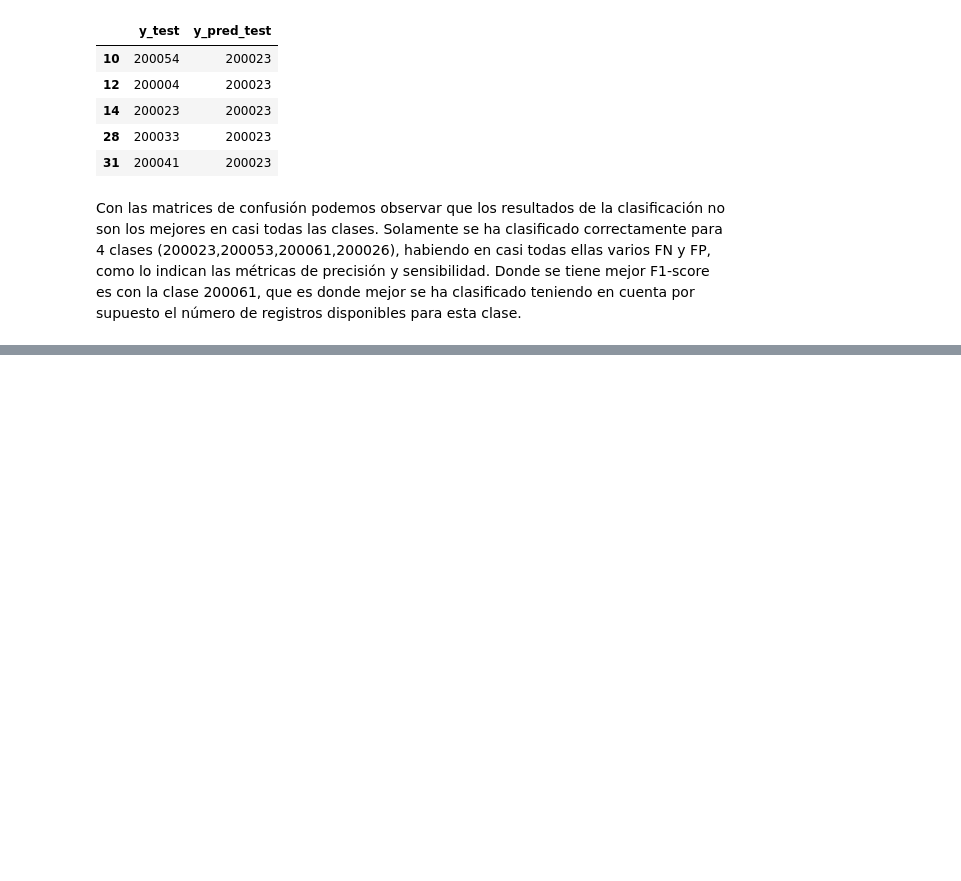
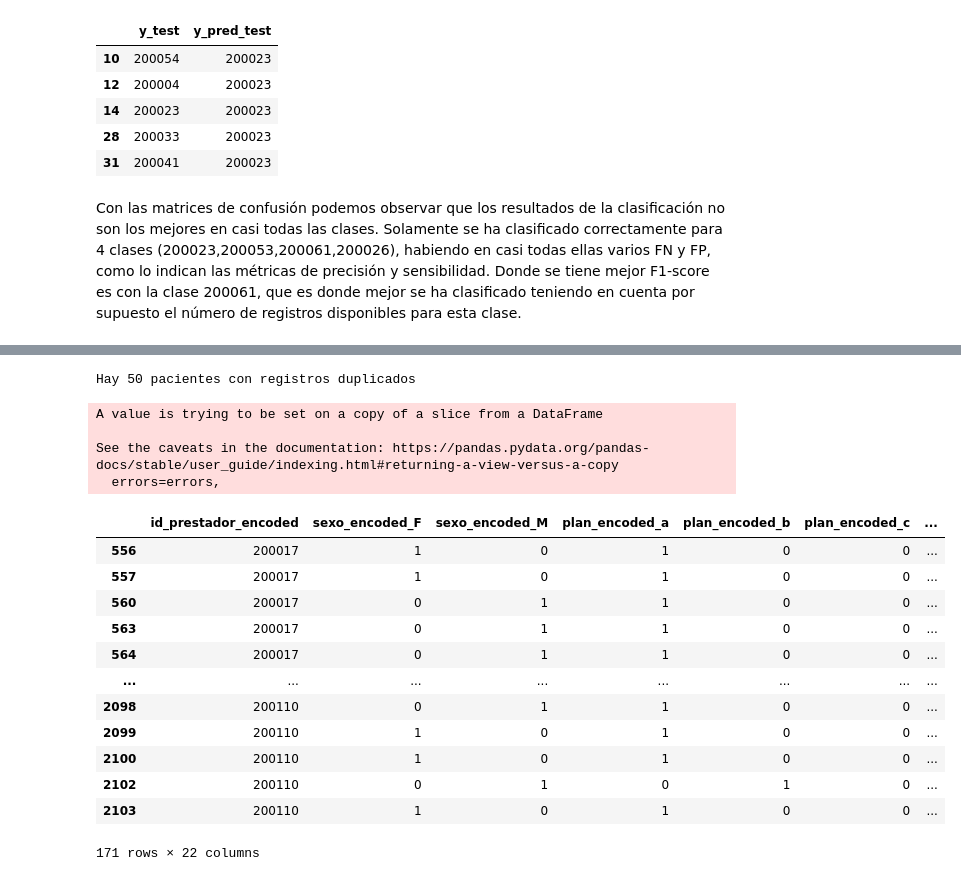
Before and after one commit to JuanMajul/Mentoria_DiploDatos2021, a Jupyter notebook: Notebooks/Practico_4.ipynb, the cells around one changed output, grey strips where cells are left out. Cells and saved outputs as stored; diff of their text form; code cells hidden in the pictures; blank space fills up the shorter version.

```diff
--- a/Notebooks/Practico_4.ipynb
+++ b/Notebooks/Practico_4.ipynb
@@ -705,0 +764,4 @@ Con las matrices de confusión podemos observar que los resultados de la clasifi
+# %%
+print("Hay {} pacientes con registros duplicados".format(ids_socios_duplicados.shape[0]))
+# %% [output]
+Hay 50 pacientes con registros duplicados
@@ -705,0 +770,23 @@ Con las matrices de confusión podemos observar que los resultados de la clasifi
+# %%
+df_pediatria.drop(['id_socio_encoded'],axis=1,inplace=True)
+# %% [output]
+A value is trying to be set on a copy of a slice from a DataFrame
+
+See the caveats in the documentation: https://pandas.pydata.org/pandas-docs/stable/user_guide/indexing.html#returning-a-view-versus-a-copy
+  errors=errors,
+# %%
+df_pediatria
+# %% [output]
+|  | id_prestador_encoded | sexo_encoded_F | sexo_encoded_M | plan_encoded_a | plan_encoded_b | plan_encoded_c | ... |
+| 556 | 200017 | 1 | 0 | 1 | 0 | 0 | ... |
+| 557 | 200017 | 1 | 0 | 1 | 0 | 0 | ... |
+| 560 | 200017 | 0 | 1 | 1 | 0 | 0 | ... |
+| 563 | 200017 | 0 | 1 | 1 | 0 | 0 | ... |
+| 564 | 200017 | 0 | 1 | 1 | 0 | 0 | ... |
+| ... | ... | ... | ... | ... | ... | ... | ... |
+| 2098 | 200110 | 0 | 1 | 1 | 0 | 0 | ... |
+| 2099 | 200110 | 1 | 0 | 1 | 0 | 0 | ... |
+| 2100 | 200110 | 1 | 0 | 1 | 0 | 0 | ... |
+| 2102 | 200110 | 0 | 1 | 0 | 1 | 0 | ... |
+| 2103 | 200110 | 1 | 0 | 1 | 0 | 0 | ... |
+171 rows × 22 columns
```
Also changed, not shown: parts of 27 cells of this notebook, 1 other file.
